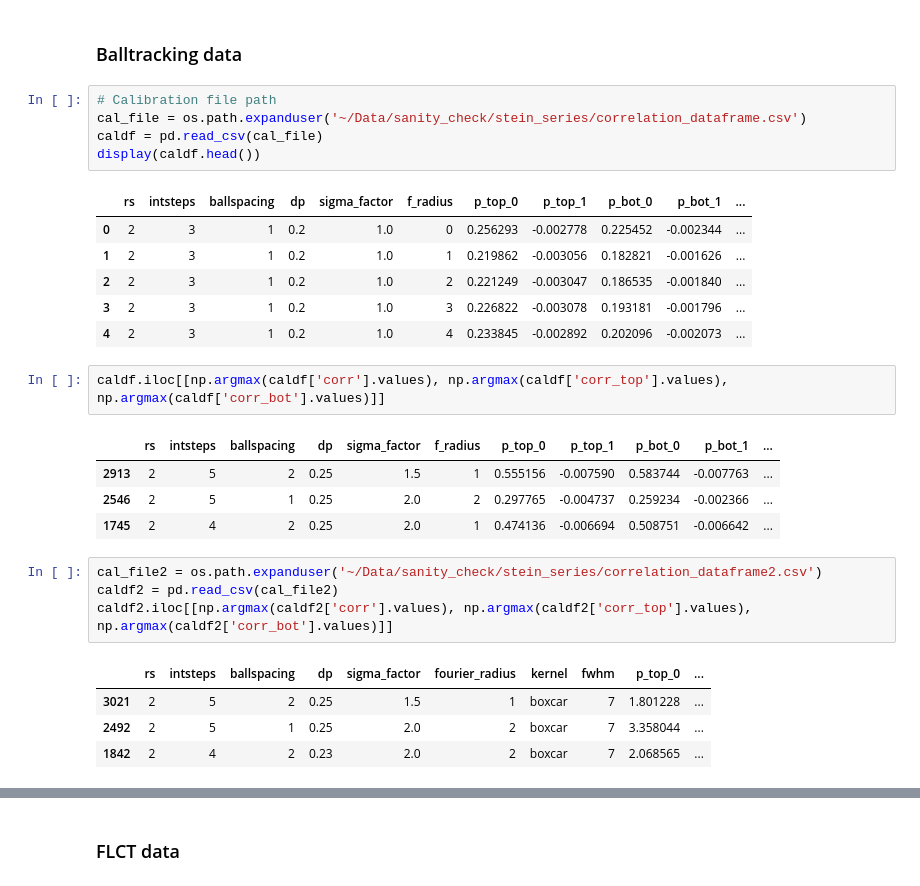
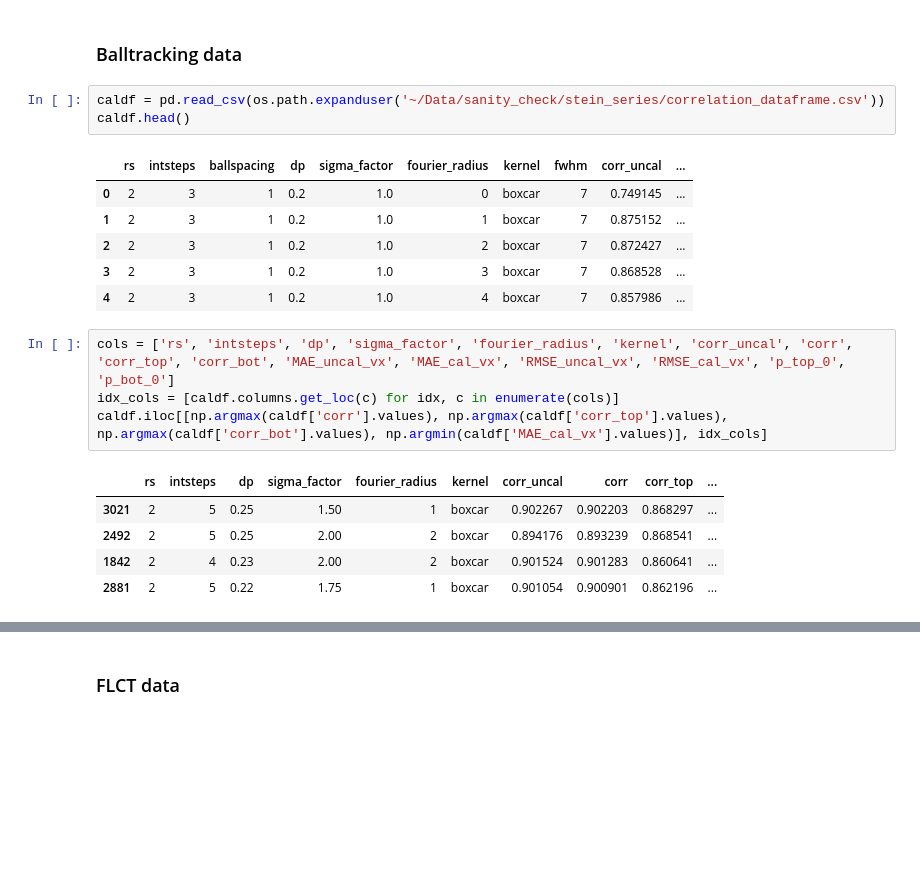
Before and after one commit to raphael-attie/sunflower, a Jupyter notebook: Comparisons/FLCT_Balltracking.ipynb, the cells around one changed output, grey strips where cells are left out. Drawn from its saved outputs; the diff is of its cells as text; blank space fills up the shorter version.

Commit message:
possible unit issue was fixed for the calibration

```diff
--- a/Comparisons/FLCT_Balltracking.ipynb
+++ b/Comparisons/FLCT_Balltracking.ipynb
@@ -138,30 +103,22 @@ df0.head()
 # %% [markdown]
 ### Balltracking data
 # %%
-# Calibration file path
-cal_file = os.path.expanduser('~/Data/sanity_check/stein_series/correlation_dataframe.csv')
-caldf = pd.read_csv(cal_file)
-display(caldf.head())
+caldf = pd.read_csv(os.path.expanduser('~/Data/sanity_check/stein_series/correlation_dataframe.csv'))
+caldf.head()
 # %% [output]
-|  | rs | intsteps | ballspacing | dp | sigma_factor | f_radius | p_top_0 | p_top_1 | p_bot_0 | p_bot_1 | ... |
-| 0 | 2 | 3 | 1 | 0.2 | 1.0 | 0 | 0.256293 | -0.002778 | 0.225452 | -0.002344 | ... |
-| 1 | 2 | 3 | 1 | 0.2 | 1.0 | 1 | 0.219862 | -0.003056 | 0.182821 | -0.001626 | ... |
-| 2 | 2 | 3 | 1 | 0.2 | 1.0 | 2 | 0.221249 | -0.003047 | 0.186535 | -0.001840 | ... |
-| 3 | 2 | 3 | 1 | 0.2 | 1.0 | 3 | 0.226822 | -0.003078 | 0.193181 | -0.001796 | ... |
-| 4 | 2 | 3 | 1 | 0.2 | 1.0 | 4 | 0.233845 | -0.002892 | 0.202096 | -0.002073 | ... |
+|  | rs | intsteps | ballspacing | dp | sigma_factor | fourier_radius | kernel | fwhm | corr_uncal | ... |
+| 0 | 2 | 3 | 1 | 0.2 | 1.0 | 0 | boxcar | 7 | 0.749145 | ... |
+| 1 | 2 | 3 | 1 | 0.2 | 1.0 | 1 | boxcar | 7 | 0.875152 | ... |
+| 2 | 2 | 3 | 1 | 0.2 | 1.0 | 2 | boxcar | 7 | 0.872427 | ... |
+| 3 | 2 | 3 | 1 | 0.2 | 1.0 | 3 | boxcar | 7 | 0.868528 | ... |
+| 4 | 2 | 3 | 1 | 0.2 | 1.0 | 4 | boxcar | 7 | 0.857986 | ... |
 # %%
-caldf.iloc[[np.argmax(caldf['corr'].values), np.argmax(caldf['corr_top'].values), np.argmax(caldf['corr_bot'].values)]]
+cols = ['rs', 'intsteps', 'dp', 'sigma_factor', 'fourier_radius', 'kernel', 'corr_uncal', 'corr', 'corr_top', 'corr_bot', 'MAE_uncal_vx', 'MAE_cal_vx', 'RMSE_uncal_vx', 'RMSE_cal_vx', 'p_top_0', 'p_bot_0']
+idx_cols = [caldf.columns.get_loc(c) for idx, c in enumerate(cols)]
+caldf.iloc[[np.argmax(caldf['corr'].values), np.argmax(caldf['corr_top'].values), np.argmax(caldf['corr_bot'].values), np.argmin(caldf['MAE_cal_vx'].values)], idx_cols]
 # %% [output]
-|  | rs | intsteps | ballspacing | dp | sigma_factor | f_radius | p_top_0 | p_top_1 | p_bot_0 | p_bot_1 | ... |
-| 2913 | 2 | 5 | 2 | 0.25 | 1.5 | 1 | 0.555156 | -0.007590 | 0.583744 | -0.007763 | ... |
-| 2546 | 2 | 5 | 1 | 0.25 | 2.0 | 2 | 0.297765 | -0.004737 | 0.259234 | -0.002366 | ... |
-| 1745 | 2 | 4 | 2 | 0.25 | 2.0 | 1 | 0.474136 | -0.006694 | 0.508751 | -0.006642 | ... |
+|  | rs | intsteps | dp | sigma_factor | fourier_radius | kernel | corr_uncal | corr | corr_top | ... |
+| 3021 | 2 | 5 | 0.25 | 1.50 | 1 | boxcar | 0.902267 | 0.902203 | 0.868297 | ... |
+| 2492 | 2 | 5 | 0.25 | 2.00 | 2 | boxcar | 0.894176 | 0.893239 | 0.868541 | ... |
+| 1842 | 2 | 4 | 0.23 | 2.00 | 2 | boxcar | 0.901524 | 0.901283 | 0.860641 | ... |
+| 2881 | 2 | 5 | 0.22 | 1.75 | 1 | boxcar | 0.901054 | 0.900901 | 0.862196 | ... |
-# %%
-cal_file2 = os.path.expanduser('~/Data/sanity_check/stein_series/correlation_dataframe2.csv')
-caldf2 = pd.read_csv(cal_file2)
-caldf2.iloc[[np.argmax(caldf2['corr'].values), np.argmax(caldf2['corr_top'].values), np.argmax(caldf2['corr_bot'].values)]]
-# %% [output]
-|  | rs | intsteps | ballspacing | dp | sigma_factor | fourier_radius | kernel | fwhm | p_top_0 | ... |
-| 3021 | 2 | 5 | 2 | 0.25 | 1.5 | 1 | boxcar | 7 | 1.801228 | ... |
-| 2492 | 2 | 5 | 1 | 0.25 | 2.0 | 2 | boxcar | 7 | 3.358044 | ... |
-| 1842 | 2 | 4 | 2 | 0.23 | 2.0 | 2 | boxcar | 7 | 2.068565 | ... |
```
Also changed, not shown: parts of 22 cells of this notebook, 1 other file.
